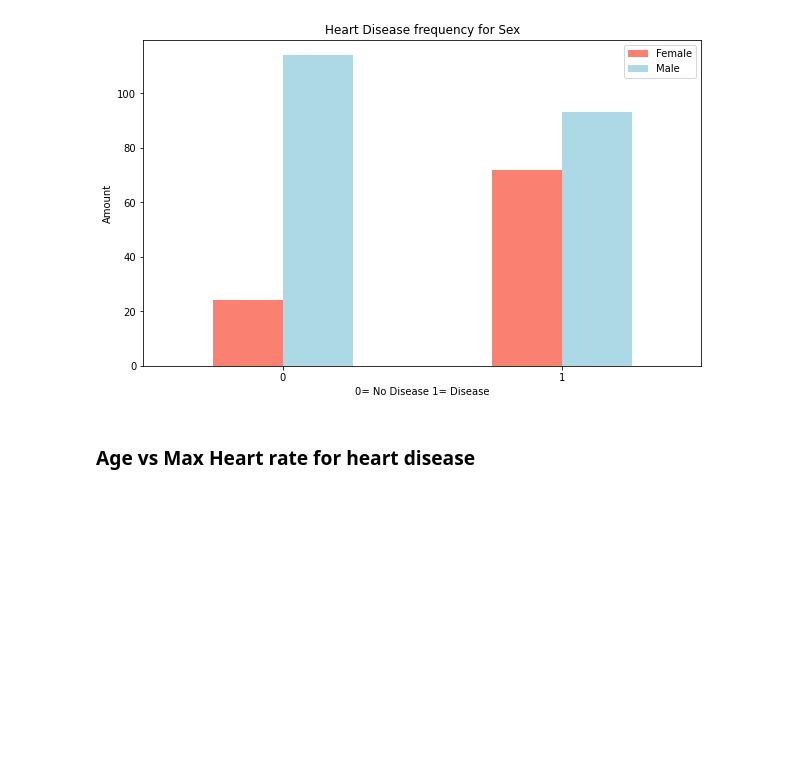
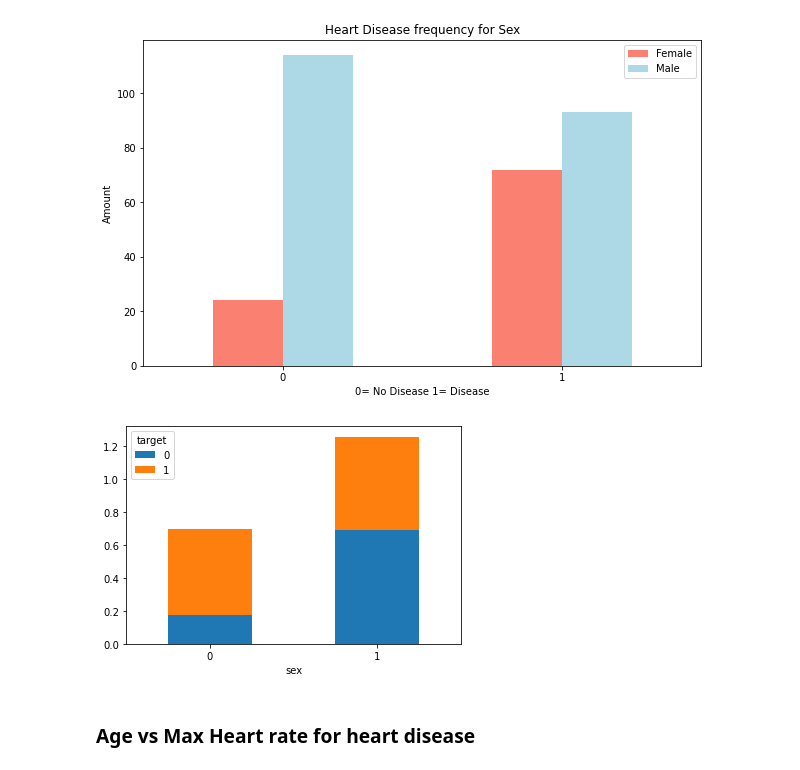
Before and after one commit to im-sudhir/Heart-Disease-End-to-End-Machine-Learning, a Jupyter notebook: end to end heart disease classification.ipynb, the cells around one changed output. Saved outputs shown, nothing was run; the diff lists cells and outputs as text; code cells hidden in the pictures; blank space fills up the shorter version.

```diff
--- a/end to end heart disease classification.ipynb
+++ b/end to end heart disease classification.ipynb
@@ -206,6 +206,13 @@ plt.legend(["Female","Male"])
 plt.xticks(rotation=0);
 # %% [output]
 [figure]
+# %%
+# We can also see the ratio of disease as per sex in ratio proportion using stacked bar graph
+sex_target=pd.crosstab(df.sex,df.target)
+sex_target.div(sex_target.sum(0).astype(float),axis=0).plot(kind="bar",stacked=True)
+plt.xticks(rotation=0);
+# %% [output]
+[figure, added]
 # %% [markdown]
 ### Age vs Max Heart rate for heart disease
 # %%
```
Also changed, not shown: parts of 22 cells of this notebook.
